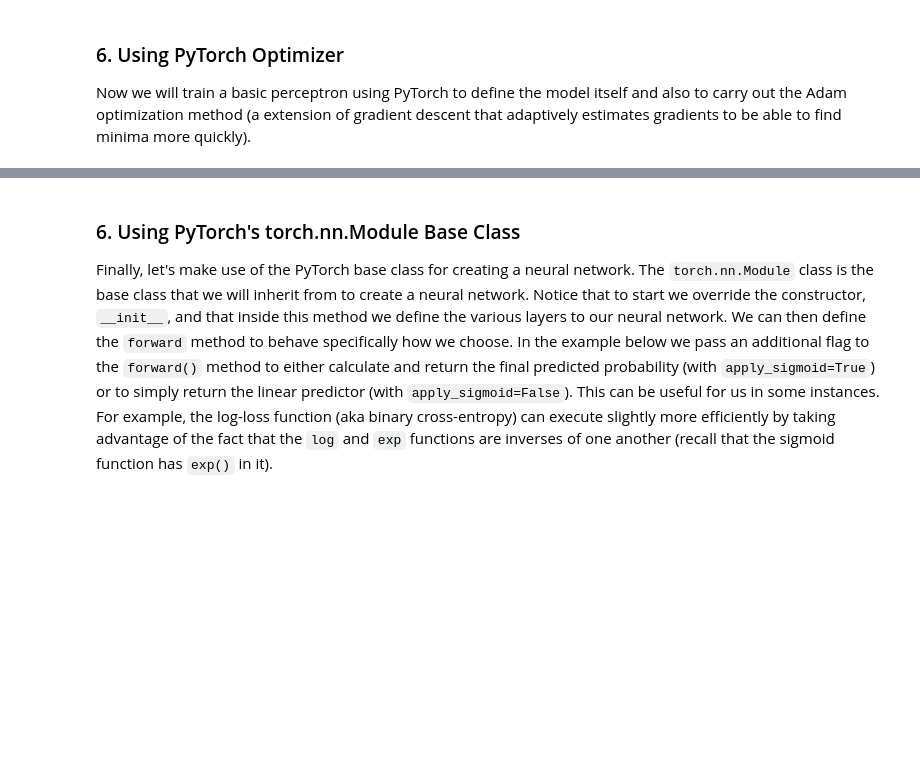
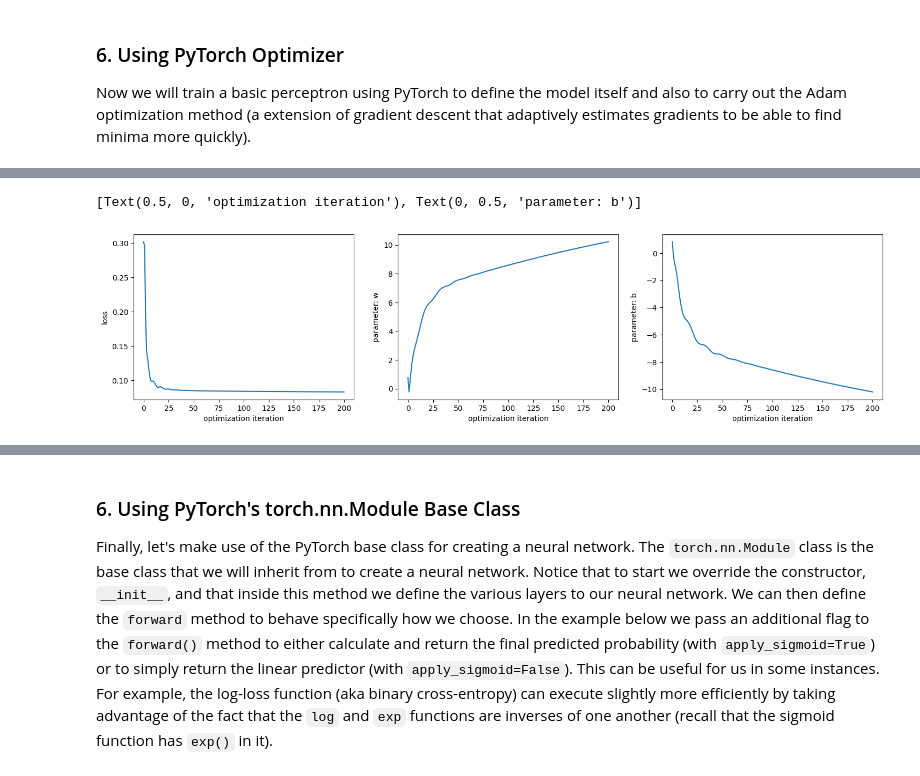
Before and after one commit to JTenaSan/cs3120-assign7, a Jupyter notebook: neural_net_from_scratch.ipynb, the cells around one changed output, grey strips where cells are left out. Cells and saved outputs as stored; diff of their text form; code cells hidden in the pictures; blank space fills up the shorter version.

```diff
--- a/neural_net_from_scratch.ipynb
+++ b/neural_net_from_scratch.ipynb
@@ -454,7 +467,7 @@ model = torch.nn.Sequential(
 loss_fn = torch.nn.MSELoss()
 #loss_fn = torch.nn.BCELoss()
 
-learning_rate = 0.05
+learning_rate = .99
 optimizer = torch.optim.Adam(model.parameters(), lr=learning_rate)
 
 losses = []
@@ -492,3 +505,4 @@ ax2.plot(range(0,len(params)), [parm[0] for parm in params])
 ax2.set(xlabel="optimization iteration", ylabel="parameter: w")
 ax3.plot(range(0,len(params)), [parm[1] for parm in params])
 ax3.set(xlabel="optimization iteration", ylabel="parameter: b")
+# %% [output]
@@ -495,3 +517,5 @@ ax3.set(xlabel="optimization iteration", ylabel="parameter: b")
+[Text(0.5, 0, 'optimization iteration'), Text(0, 0.5, 'parameter: b')]
+[figure, added]
 # %% [markdown]
 ***
 ### Q6: Run the above code a cell a few times and then try changing the learning rate above to a larger value. How many epochs are then needed to get the loss below 0.10? Is it possible to get the loss below 0.05?
```
Also changed, not shown: parts of 7 cells of this notebook.
